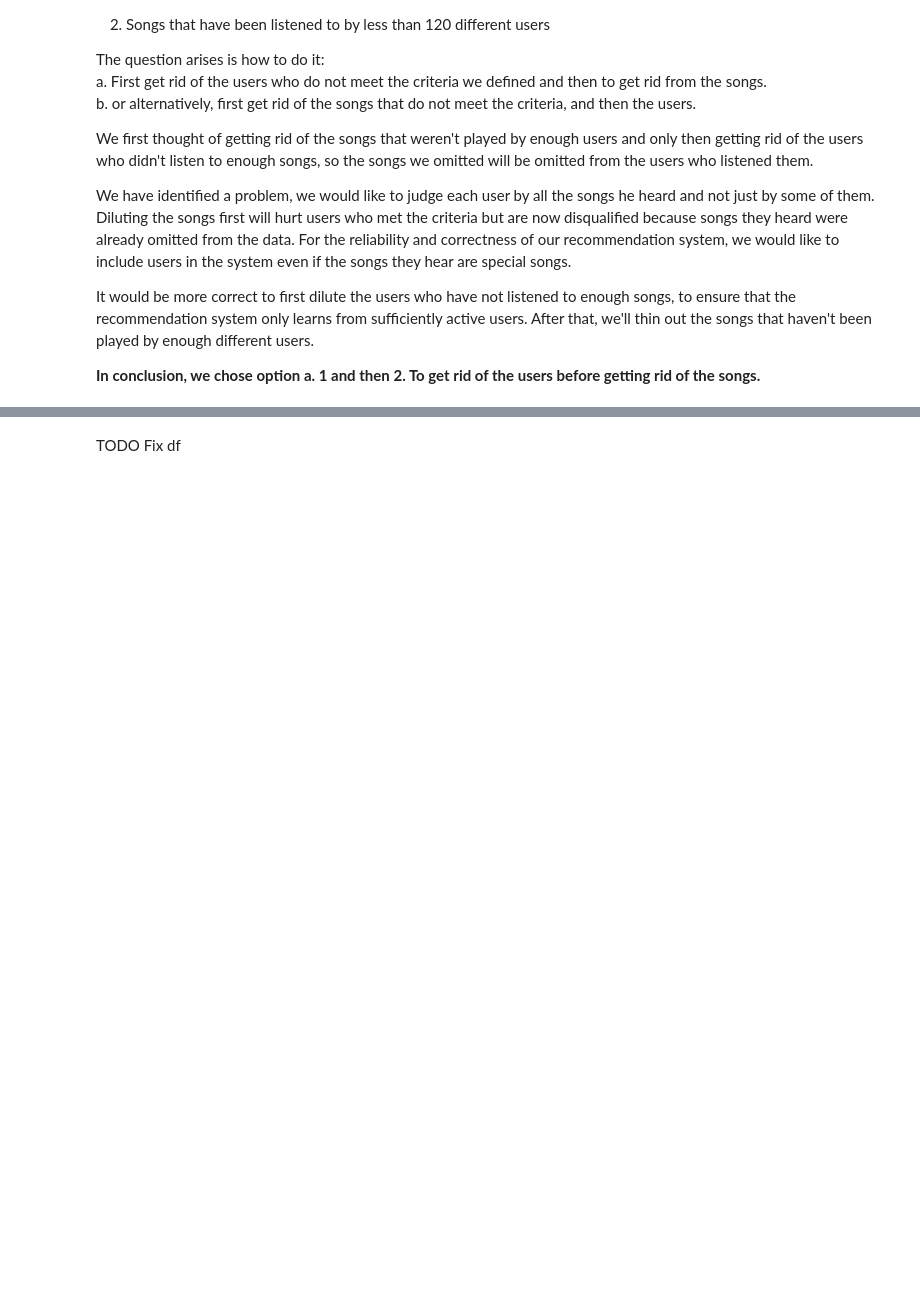
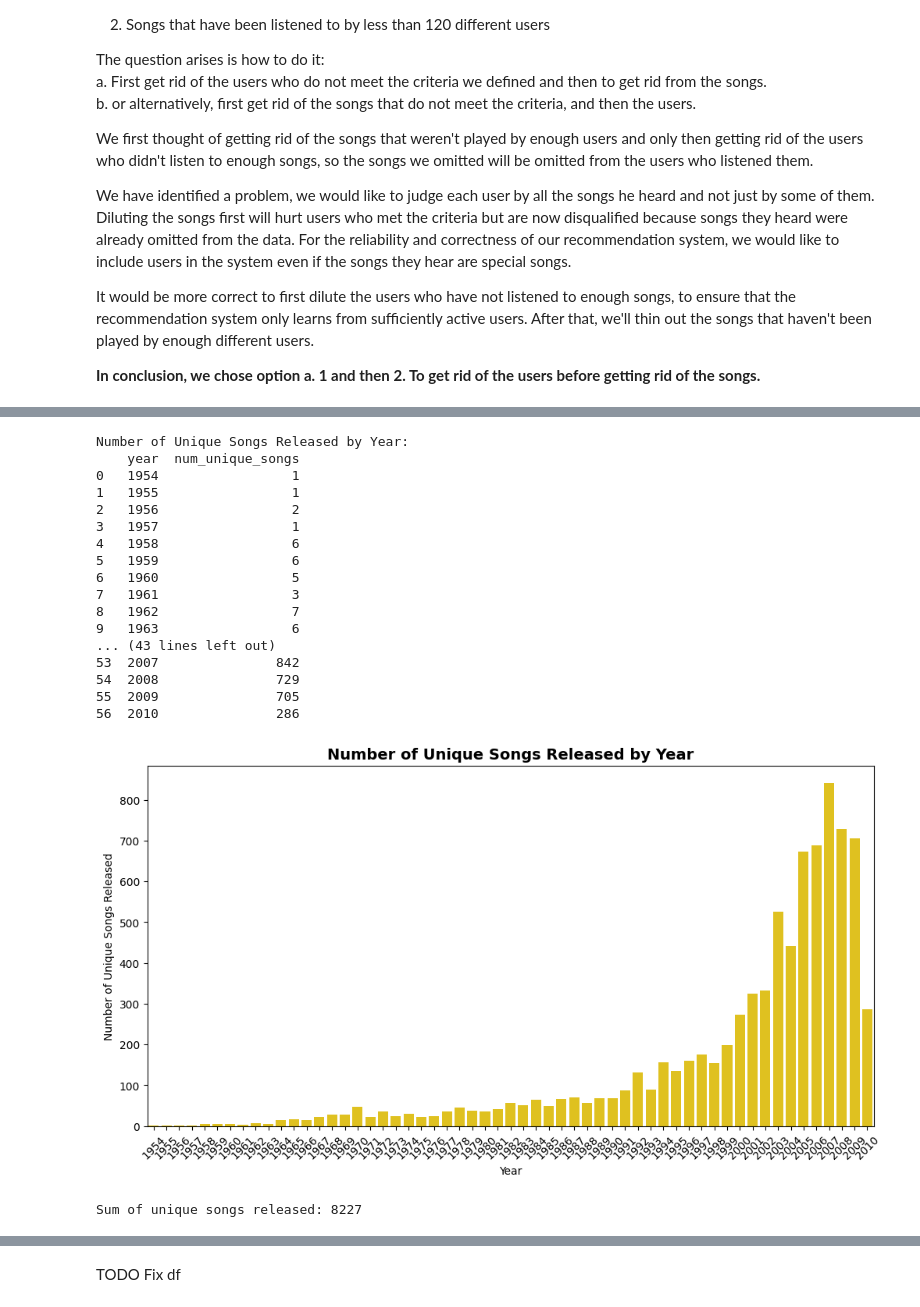
Before and after one commit to EitanBakirov/advanced-ml-dl-course, a Jupyter notebook: finalProject/Recommendation_System_Project_Group_4.ipynb, the cells around one changed output, grey strips where cells are left out. Drawn from its saved outputs; the diff is of its cells as text; code cells hidden in the pictures; blank space fills up the shorter version.

```diff
--- a/finalProject/Recommendation_System_Project_Group_4.ipynb
+++ b/finalProject/Recommendation_System_Project_Group_4.ipynb
@@ -1477,0 +1525,23 @@ d. The songs that their released year is 0.
+# %%
+# Call the function to plot the number of unique songs released by year
+plot_unique_songs_by_year(df_final) #8227
+# %% [output]
+Number of Unique Songs Released by Year:
+    year  num_unique_songs
+0   1954                 1
+1   1955                 1
+2   1956                 2
+3   1957                 1
+4   1958                 6
+5   1959                 6
+6   1960                 5
+7   1961                 3
+8   1962                 7
+9   1963                 6
+... (43 lines left out)
+53  2007               842
+54  2008               729
+55  2009               705
+56  2010               286
+[figure, added]
+Sum of unique songs released: 8227
```
Also changed, not shown: parts of 46 cells of this notebook.
